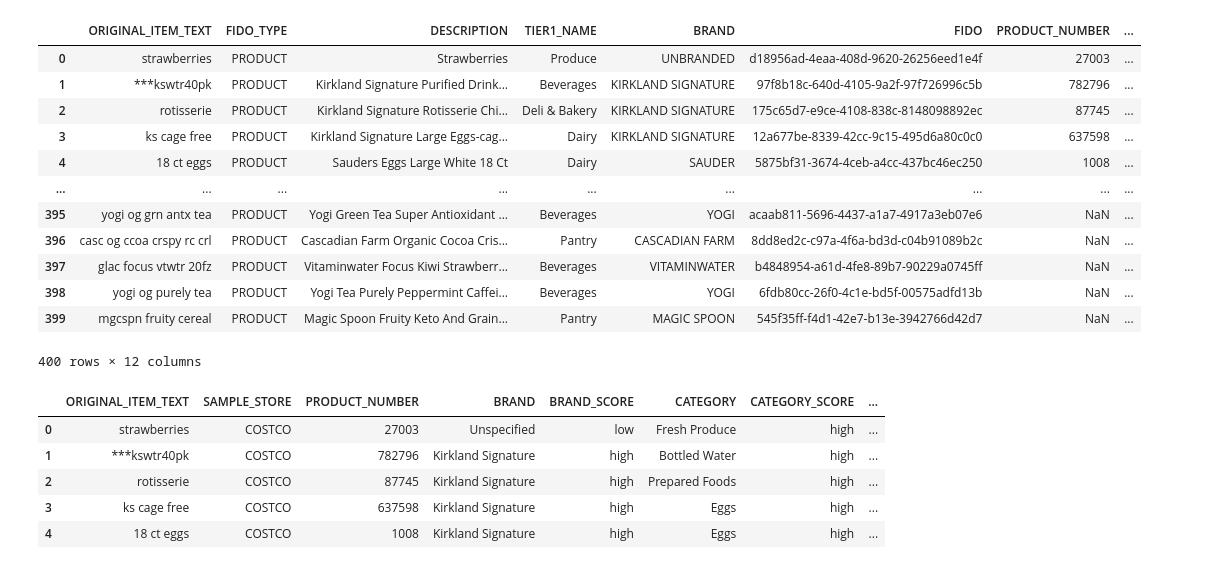
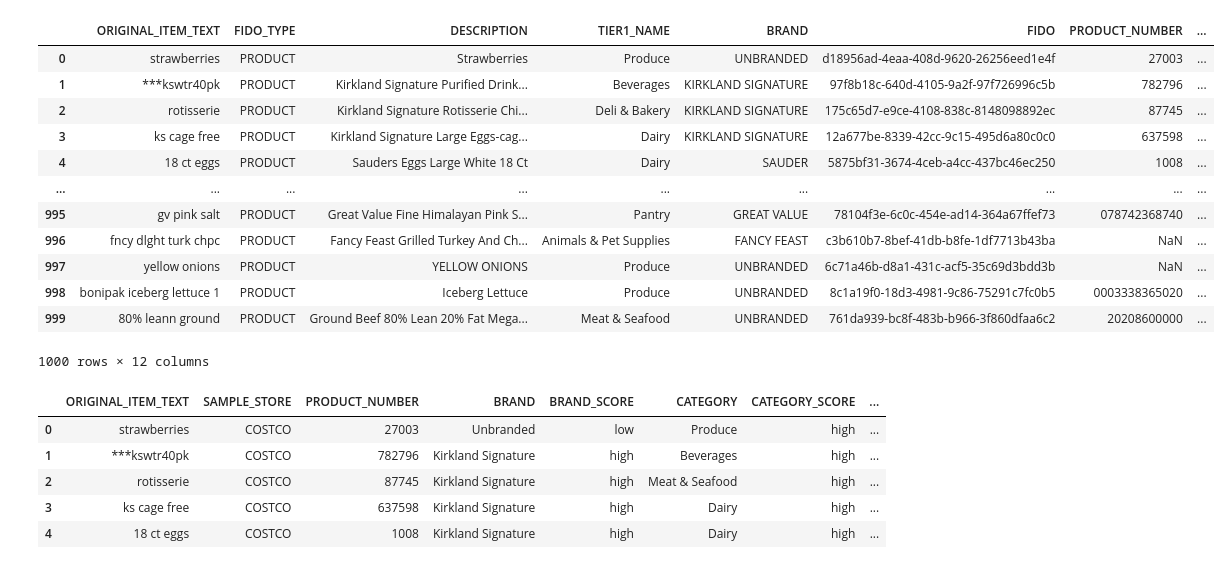
Before and after one commit to vchen-fetch/fetchgpt, a Jupyter notebook: gpt.ipynb, the cells around one changed output. Saved outputs shown, nothing was run; the diff lists cells and outputs as text; code cells hidden in the pictures.

```diff
--- a/gpt.ipynb
+++ b/gpt.ipynb
@@ -18,31 +18,31 @@ pd.set_option('display.max_rows', 100)
 # %%
 df = pd.read_csv('data/fetchGPT.csv')
 
 # Get 50 entries each from Costco and Whole Foods Market
-costco_df = df[df['SAMPLE_STORE'] == 'COSTCO'].head(200)
-wholefoods_df = df[df['SAMPLE_STORE'] == 'WHOLE FOODS MARKET'].head(200)
+costco_df = df[df['SAMPLE_STORE'] == 'COSTCO'].head(500)
+wholefoods_df = df[df['SAMPLE_STORE'] == 'WHOLE FOODS MARKET'].head(500)
 
 # Combine the two dataframes
 temp = pd.concat([costco_df, wholefoods_df], ignore_index=True)
 
 # Verify the distribution
 # print("Store distribution:")
 # print(temp['SAMPLE_STORE'].value_counts())
 temp
 # %% [output]
 |  | ORIGINAL_ITEM_TEXT | FIDO_TYPE | DESCRIPTION | TIER1_NAME | BRAND | FIDO | PRODUCT_NUMBER | ... |
 | 0 | strawberries | PRODUCT | Strawberries | Produce | UNBRANDED | d18956ad-4eaa-408d-9620-26256eed1e4f | 27003 | ... |
 | 1 | ***kswtr40pk | PRODUCT | Kirkland Signature Purified Drink... | Beverages | KIRKLAND SIGNATURE | 97f8b18c-640d-4105-9a2f-97f726996c5b | 782796 | ... |
 | 2 | rotisserie | PRODUCT | Kirkland Signature Rotisserie Chi... | Deli & Bakery | KIRKLAND SIGNATURE | 175c65d7-e9ce-4108-838c-8148098892ec | 87745 | ... |
 | 3 | ks cage free | PRODUCT | Kirkland Signature Large Eggs-cag... | Dairy | KIRKLAND SIGNATURE | 12a677be-8339-42cc-9c15-495d6a80c0c0 | 637598 | ... |
 | 4 | 18 ct eggs | PRODUCT | Sauders Eggs Large White 18 Ct | Dairy | SAUDER | 5875bf31-3674-4ceb-a4cc-437bc46ec250 | 1008 | ... |
 | ... | ... | ... | ... | ... | ... | ... | ... | ... |
-| 395 | yogi og grn antx tea | PRODUCT | Yogi Green Tea Super Antioxidant ... | Beverages | YOGI | acaab811-5696-4437-a1a7-4917a3eb07e6 | NaN | ... |
-| 396 | casc og ccoa crspy rc crl | PRODUCT | Cascadian Farm Organic Cocoa Cris... | Pantry | CASCADIAN FARM | 8dd8ed2c-c97a-4f6a-bd3d-c04b91089b2c | NaN | ... |
-| 397 | glac focus vtwtr 20fz | PRODUCT | Vitaminwater Focus Kiwi Strawberr... | Beverages | VITAMINWATER | b4848954-a61d-4fe8-89b7-90229a0745ff | NaN | ... |
-| 398 | yogi og purely tea | PRODUCT | Yogi Tea Purely Peppermint Caffei... | Beverages | YOGI | 6fdb80cc-26f0-4c1e-bd5f-00575adfd13b | NaN | ... |
-| 399 | mgcspn fruity cereal | PRODUCT | Magic Spoon Fruity Keto And Grain... | Pantry | MAGIC SPOON | 545f35ff-f4d1-42e7-b13e-3942766d42d7 | NaN | ... |
+| 995 | gv pink salt | PRODUCT | Great Value Fine Himalayan Pink S... | Pantry | GREAT VALUE | 78104f3e-6c0c-454e-ad14-364a67ffef73 | 078742368740 | ... |
+| 996 | fncy dlght turk chpc | PRODUCT | Fancy Feast Grilled Turkey And Ch... | Animals & Pet Supplies | FANCY FEAST | c3b610b7-8bef-41db-b8fe-1df7713b43ba | NaN | ... |
+| 997 | yellow onions | PRODUCT | YELLOW ONIONS | Produce | UNBRANDED | 6c71a46b-d8a1-431c-acf5-35c69d3bdd3b | NaN | ... |
+| 998 | bonipak iceberg lettuce 1 | PRODUCT | Iceberg Lettuce | Produce | UNBRANDED | 8c1a19f0-18d3-4981-9c86-75291c7fc0b5 | 0003338365020 | ... |
+| 999 | 80% leann ground | PRODUCT | Ground Beef 80% Lean 20% Fat Mega... | Meat & Seafood | UNBRANDED | 761da939-bc8f-483b-b966-3f860dfaa6c2 | 20208600000 | ... |
-400 rows × 12 columns
+1000 rows × 12 columns
 # %%
 
 # --- Assumptions: ---
@@ -58,7 +58,7 @@ results = []
 for idx, row in temp.iterrows():
     original_item_text = row['ORIGINAL_ITEM_TEXT']
     sample_store      = row['SAMPLE_STORE']
-    product_mnumber    = row.get('PRODUCT_NUMBER', 'N/A')
+    product_number    = row.get('PRODUCT_NUMBER', 'N/A')
     median_price      = row.get('MEDIAN(PAM.FINAL_PRICE)', 'N/A')
 
     prompt = f'''
@@ -92,7 +92,44 @@ for idx, row in temp.iterrows():
     3. Category Assignment
        - Analyze product characteristics
        - Determine product type
+       - Assign to the closest predefined category in the available category taxonomy
        - Assign confidence based on clarity
+
+       Available Category Taxonomy:
+        - Savings & Coupons
+        - Electronics
+        - Home & Garden
+        - Pantry
+        - Beverages
+        - Office & School
+        - Household Supplies
+        - Health & Wellness
+        - Apparel & Accessories
+        - Meat & Seafood
+        - Frozen
+        - Baby & Toddler
+        - Vehicles & Parts
+        - Beauty
+        - Deli & Bakery
+        - Scientific & Laboratory
+        - Animals & Pet Supplies
+        - Restaurant
+        - Membership and Perks
+        - Alcohol
+        - Sporting Goods
+        - Snacks
+        - Commodities
+        - Luggage & Bags
+        - Media
+        - Retail
+        - Arts & Entertainment
+        - Fees
+        - Dairy
+        - Toys & Games
+        - Mature
+        - Software
+        - Produce
+
 
     # Output Format
     JSON structure with:
@@ -111,7 +148,7 @@ for idx, row in temp.iterrows():
     Output: {{
         "brand": "Campari",
         "brand_score": high,
-        "category": "Spirits",
+        "category": "Alcohol",
         "category_score": high,
         "expanded_description": "Campari 12oz Glass Bottle",
         "reasoning": "Clear brand name 'Campari' present. Common abbreviations 'gl bl' clearly indicate glass bottle. Spirit category evident from brand."
@@ -122,7 +159,7 @@ for idx, row in temp.iterrows():
     Output: {{
         "brand": "Sauders",
         "brand_score": low,
-        "category": "Eggs",
+        "category": "Dairy",
         "category_score": high,
         "expanded_description": "Sauders Eggs Large White 18 Ct	",
         "reasoning": "Product number 1008 at retailer COSTCO leads to Sauders Large Eggs."
@@ -212,11 +249,11 @@ results_df = pd.DataFrame(results)
 results_df.head()
 # %% [output]
 |  | ORIGINAL_ITEM_TEXT | SAMPLE_STORE | PRODUCT_NUMBER | BRAND | BRAND_SCORE | CATEGORY | CATEGORY_SCORE | ... |
-| 0 | strawberries | COSTCO | 27003 | Unspecified | low | Fresh Produce | high | ... |
-| 1 | ***kswtr40pk | COSTCO | 782796 | Kirkland Signature | high | Bottled Water | high | ... |
-| 2 | rotisserie | COSTCO | 87745 | Kirkland Signature | high | Prepared Foods | high | ... |
-| 3 | ks cage free | COSTCO | 637598 | Kirkland Signature | high | Eggs | high | ... |
-| 4 | 18 ct eggs | COSTCO | 1008 | Kirkland Signature | high | Eggs | high | ... |
+| 0 | strawberries | COSTCO | 27003 | Unbranded | low | Produce | high | ... |
+| 1 | ***kswtr40pk | COSTCO | 782796 | Kirkland Signature | high | Beverages | high | ... |
+| 2 | rotisserie | COSTCO | 87745 | Kirkland Signature | high | Meat & Seafood | high | ... |
+| 3 | ks cage free | COSTCO | 637598 | Kirkland Signature | high | Dairy | high | ... |
+| 4 | 18 ct eggs | COSTCO | 1008 | Kirkland Signature | high | Dairy | high | ... |
 # %%
 # Role and Objective
 # Instructions
```
Also changed, not shown: 7 other files.
